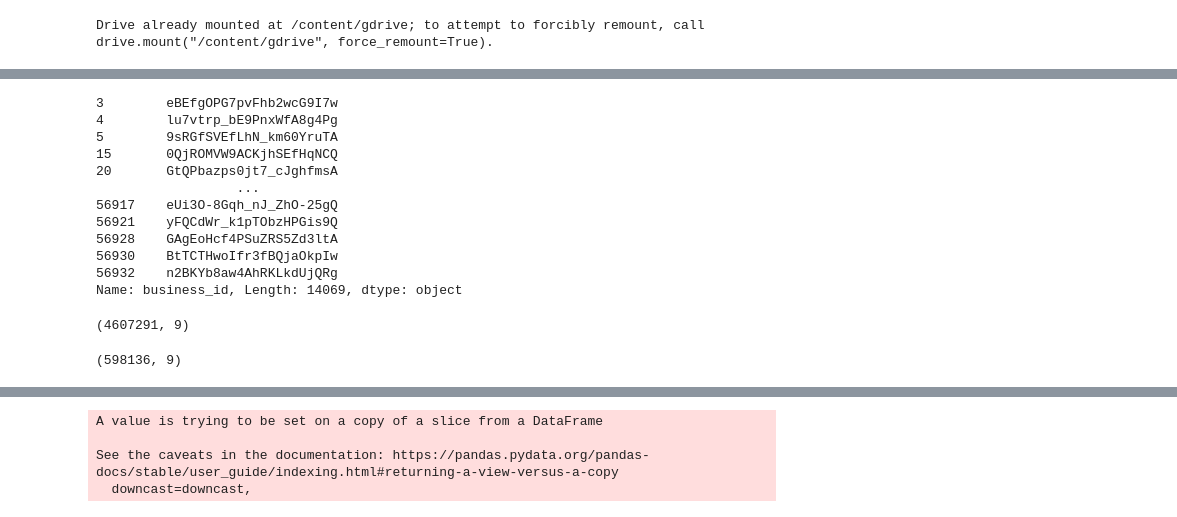
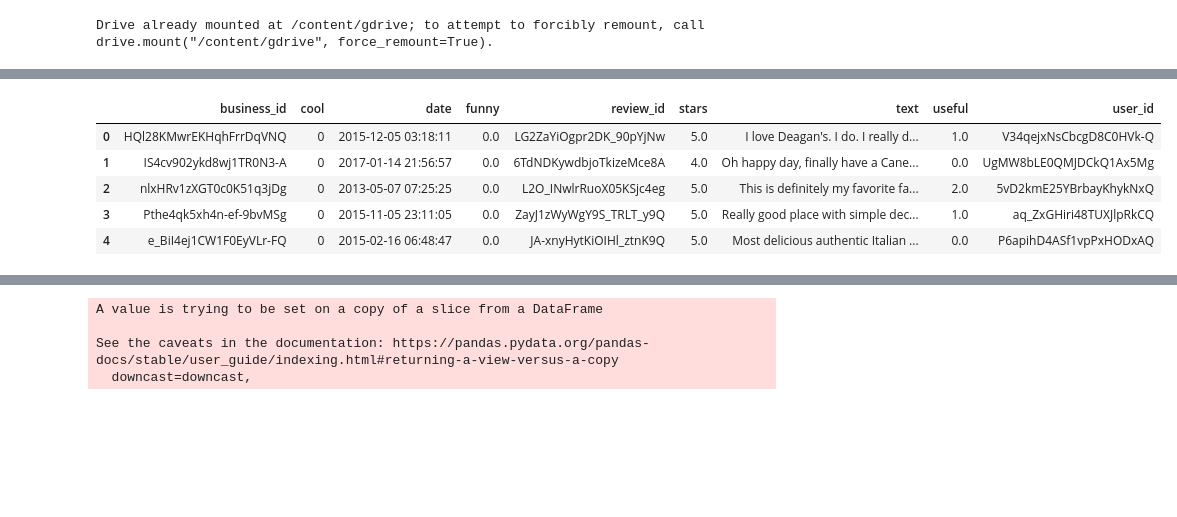
Before and after one commit to akshaypt7/RestroRecommender-1, a Jupyter notebook: NLTKmodel.ipynb, the cells around one changed output, grey strips where cells are left out. Drawn from its saved outputs; the diff is of its cells as text; code cells hidden in the pictures; blank space fills up the shorter version.

```diff
--- a/NLTKmodel.ipynb
+++ b/NLTKmodel.ipynb
@@ -42,19 +42,4 @@ restaurant_df.head()
 | 2 | NaN | {'BusinessAcceptsCreditCards': 'T... | mKTq1T_IAplDpHUcMzOXkw | Hotels & Travel, Transportation, ... | Gastonia | {'Monday': '0:0-0:0', 'Tuesday': ... | 1 | 35.2528 | -81.1527 | Tipsy Ryde | ... |
 | 3 | 15480 Bayview Avenue, unit D0110 | {'RestaurantsTableService': 'Fals... | eBEfgOPG7pvFhb2wcG9I7w | Restaurants, Cheesesteaks, Poutin... | Aurora | {'Monday': '11:0-22:0', 'Tuesday'... | 1 | 44.011 | -79.4487 | Philthy Phillys | ... |
 | 4 | 300 John Street | {'GoodForKids': 'True', 'Restaura... | lu7vtrp_bE9PnxWfA8g4Pg | Japanese, Fast Food, Food Court, ... | Thornhill | NaN | 1 | 43.8205 | -79.3985 | Banzai Sushi | ... |
-# %%
-restaurant_df[restaurant_df['state']=='ON']['business_id']
-# %% [output]
-3        eBEfgOPG7pvFhb2wcG9I7w
-4        lu7vtrp_bE9PnxWfA8g4Pg
-5        9sRGfSVEfLhN_km60YruTA
-15       0QjROMVW9ACKjhSEfHqNCQ
-20       GtQPbazps0jt7_cJghfmsA
-                  ...
-56917    eUi3O-8Gqh_nJ_ZhO-25gQ
-56921    yFQCdWr_k1pTObzHPGis9Q
-56928    GAgEoHcf4PSuZRS5Zd3ltA
-56930    BtTCTHwoIfr3fBQjaOkpIw
-56932    n2BKYb8aw4AhRKLkdUjQRg
-Name: business_id, Length: 14069, dtype: object
 # %%
@@ -66,10 +52,11 @@ business_id_list = list(restaurant_df[restaurant_df['state']=='ON']['business_id
 # %%
 # df_review_filtered.to_csv('/content/gdrive/MyDrive/YelpDataset/CsvFiles/review_filtered_ON.csv')
 # %%
-df_review.shape
+df_review.head()
 # %% [output]
-(4607291, 9)
+|  | business_id | cool | date | funny | review_id | stars | text | useful | user_id |
+| 0 | HQl28KMwrEKHqhFrrDqVNQ | 0 | 2015-12-05 03:18:11 | 0.0 | LG2ZaYiOgpr2DK_90pYjNw | 5.0 | I love Deagan's. I do. I really d... | 1.0 | V34qejxNsCbcgD8C0HVk-Q |
+| 1 | IS4cv902ykd8wj1TR0N3-A | 0 | 2017-01-14 21:56:57 | 0.0 | 6TdNDKywdbjoTkizeMce8A | 4.0 | Oh happy day, finally have a Cane... | 0.0 | UgMW8bLE0QMJDCkQ1Ax5Mg |
+| 2 | nlxHRv1zXGT0c0K51q3jDg | 0 | 2013-05-07 07:25:25 | 0.0 | L2O_INwlrRuoX05KSjc4eg | 5.0 | This is definitely my favorite fa... | 2.0 | 5vD2kmE25YBrbayKhykNxQ |
+| 3 | Pthe4qk5xh4n-ef-9bvMSg | 0 | 2015-11-05 23:11:05 | 0.0 | ZayJ1zWyWgY9S_TRLT_y9Q | 5.0 | Really good place with simple dec... | 1.0 | aq_ZxGHiri48TUXJlpRkCQ |
+| 4 | e_BiI4ej1CW1F0EyVLr-FQ | 0 | 2015-02-16 06:48:47 | 0.0 | JA-xnyHytKiOIHl_ztnK9Q | 5.0 | Most delicious authentic Italian ... | 0.0 | P6apihD4ASf1vpPxHODxAQ |
-# %%
-df_review_filtered.shape
-# %% [output]
-(598136, 9)
```
Also changed, not shown: parts of 11 cells of this notebook.
